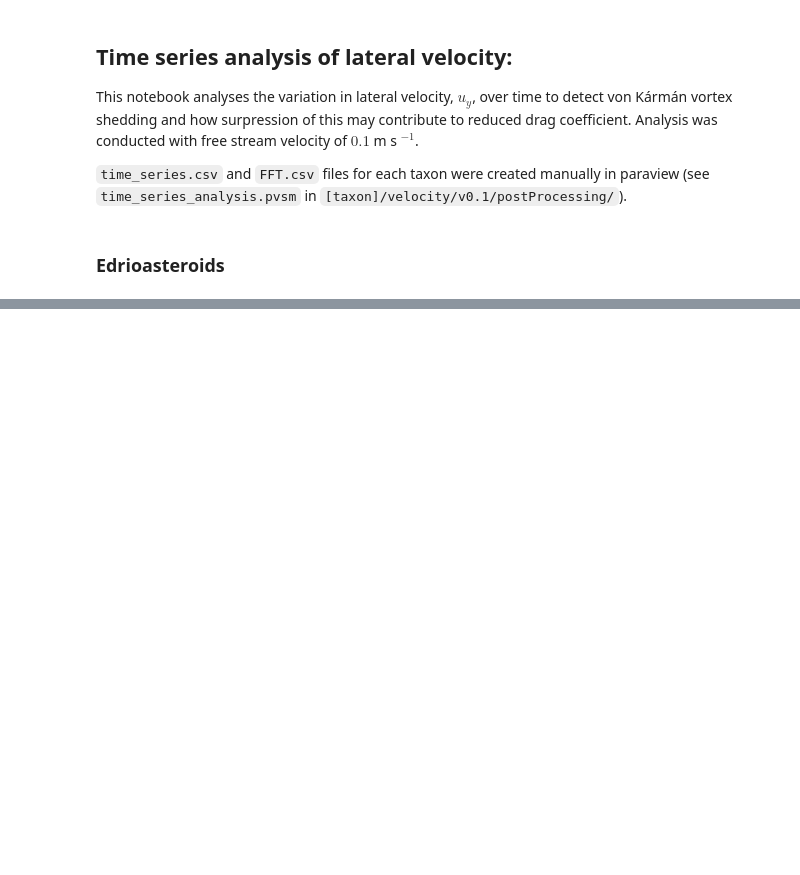
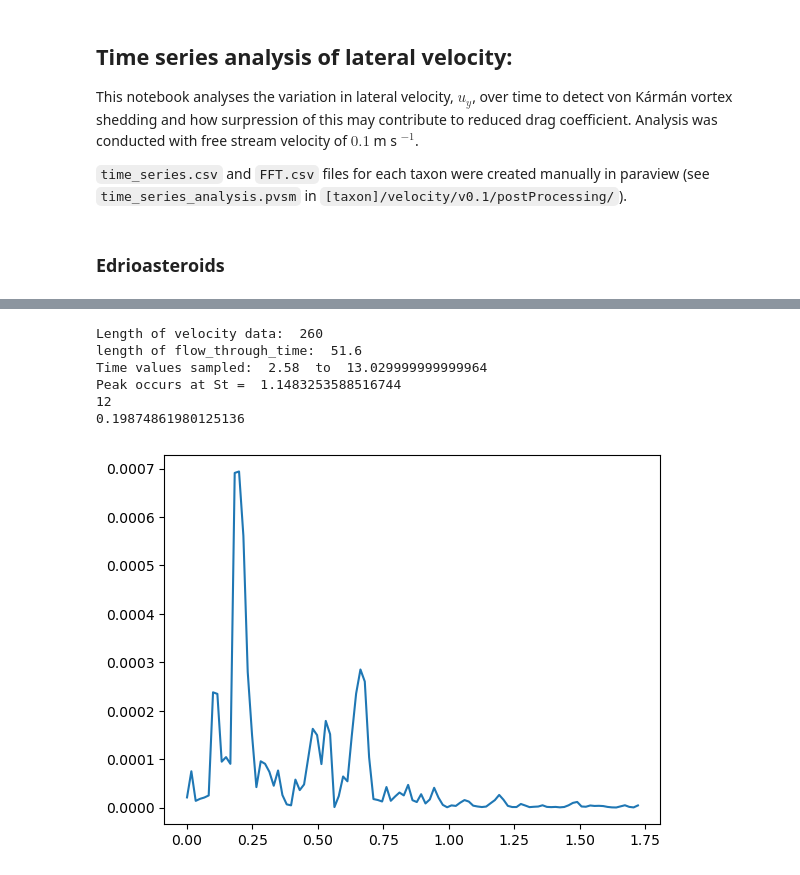
Before and after one commit to jwm212/spirals, a Jupyter notebook: analysis/time_series_analysis.ipynb, the cells around one changed output, grey strips where cells are left out. Saved outputs shown, nothing was run; the diff lists cells and outputs as text; code cells hidden in the pictures; blank space fills up the shorter version.

```diff
--- a/analysis/time_series_analysis.ipynb
+++ b/analysis/time_series_analysis.ipynb
@@ -507,0 +75,22 @@ plt.savefig('time_series_gogiids.pdf', dpi=300)
+# %%
+stromat_5000 = func.calc_FFT(taxon = par.Stromatocystites.name,
+                            file = 'probe_0.15_0.0_0.015.csv',
+                            L = par.Stromatocystites.L,
+                            Re = 5000,
+                            flow_through_time = 2.58,
+                            endTime = 13,
+                            writeInterval = 0.05,
+                            nu = par.Env1.nu)
+print(np.argmax(stromat_5000['psd']))
+print(stromat_5000['strouhal'][12])
+fig = plt.figure()
+plt.plot(stromat_5000['strouhal'], stromat_5000['psd'], label=par.Stromatocystites.label)
+plt.show()
+# %% [output]
+Length of velocity data:  260
+length of flow_through_time:  51.6
+Time values sampled:  2.58  to  13.029999999999964
+Peak occurs at St =  1.1483253588516744
+12
+0.19874861980125136
+[figure, added]
```
Also changed, not shown: parts of 20 cells of this notebook, 2 other files.
